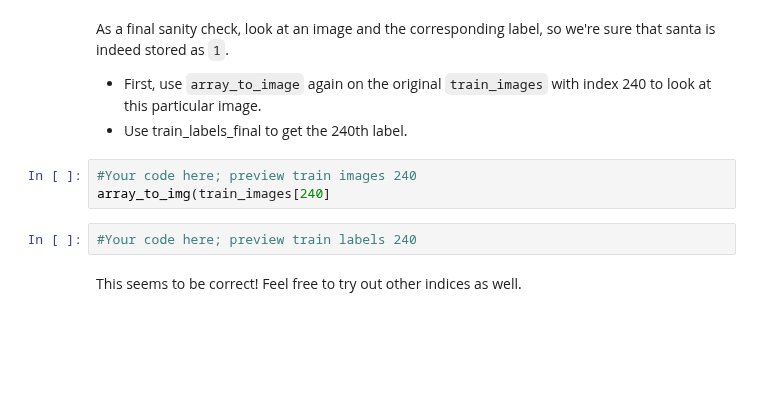
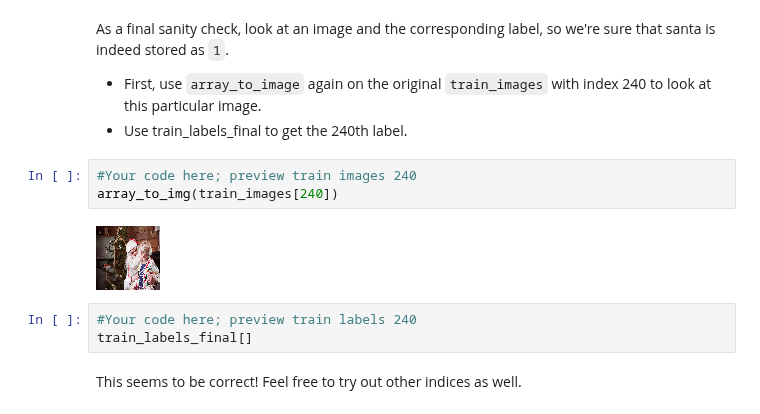
Before and after one commit to kevintheduu/dsc-04-40-03-introduction-to-neural-networks-lab-seattle-ds-career-040119, a Jupyter notebook: index.ipynb, the cells around one changed output. Drawn from its saved outputs; the diff is of its cells as text; blank space fills up the shorter version.

```diff
--- a/index.ipynb
+++ b/index.ipynb
@@ -166,9 +166,12 @@ As a final sanity check, look at an image and the corresponding label, so we're
 - Use train_labels_final to get the 240th label.
 # %%
 #Your code here; preview train images 240
-array_to_img(train_images[240]
+array_to_img(train_images[240])
+# %% [output]
+[figure, added]
 # %%
 #Your code here; preview train labels 240
+train_labels_final[]
 # %% [markdown]
 This seems to be correct! Feel free to try out other indices as well.
 # %% [markdown]
```
